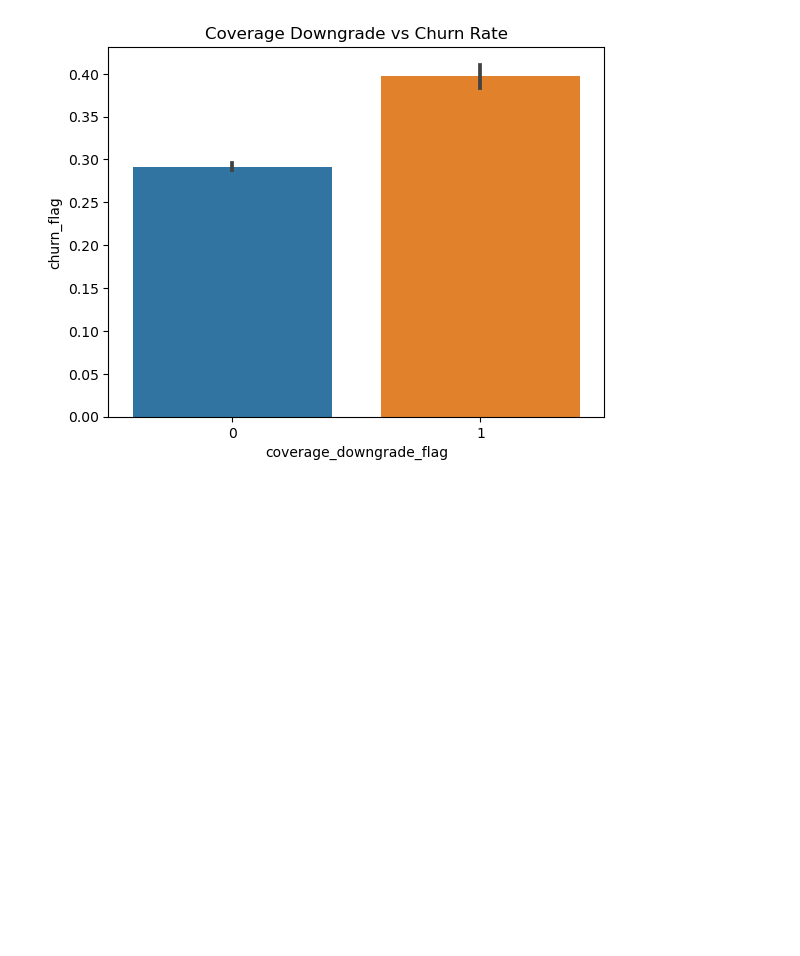
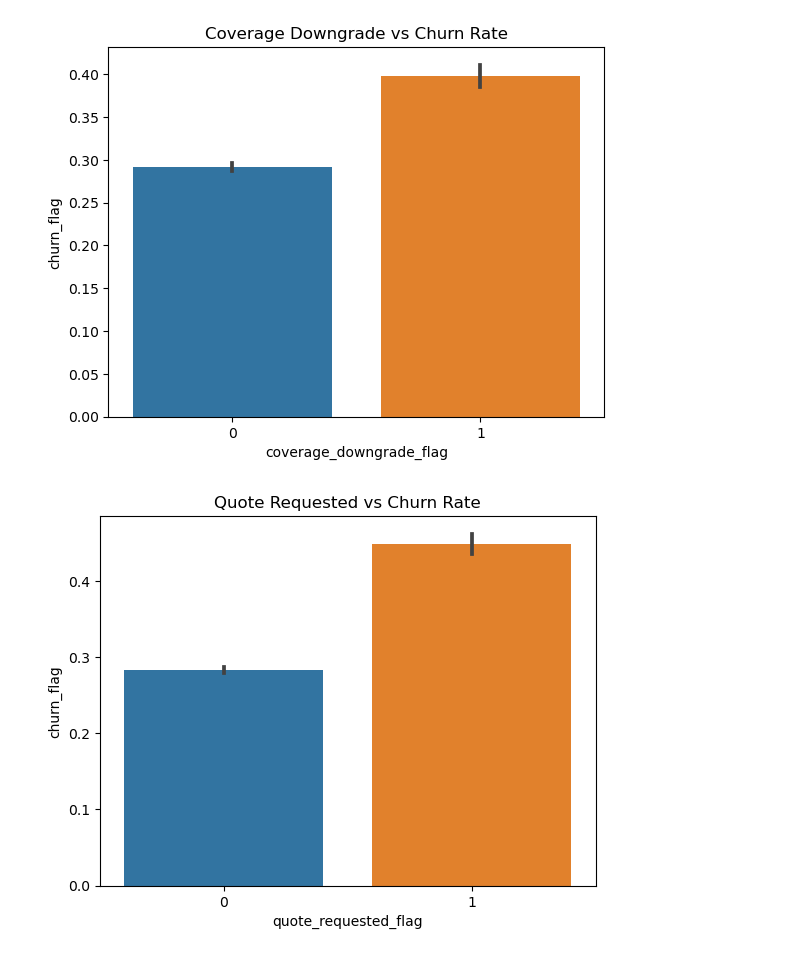
Before and after one commit to jojolily84/insurance-churn-analysis, a Jupyter notebook: notebooks/01_EDA.ipynb, the cells around one changed output. Drawn from its saved outputs; the diff is of its cells as text; code cells hidden in the pictures; blank space fills up the shorter version.

```diff
--- a/notebooks/01_EDA.ipynb
+++ b/notebooks/01_EDA.ipynb
@@ -115,3 +115,9 @@ plt.title('Coverage Downgrade vs Churn Rate')
 plt.show()
 # %% [output]
 [figure]
+# %%
+sns.barplot(x='quote_requested_flag', y='churn_flag',data=df)  #客戶主動詢價
+plt.title('Quote Requested vs Churn Rate')
+plt.show()
+# %% [output]
+[figure, added]
```
Also changed, not shown: parts of 3 cells of this notebook.
